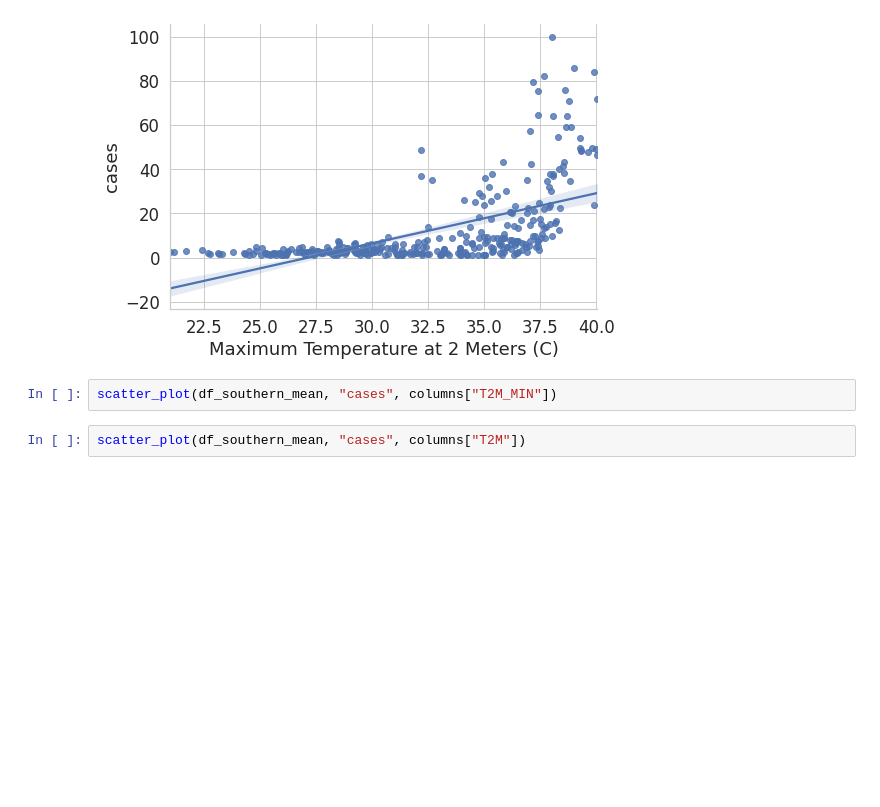
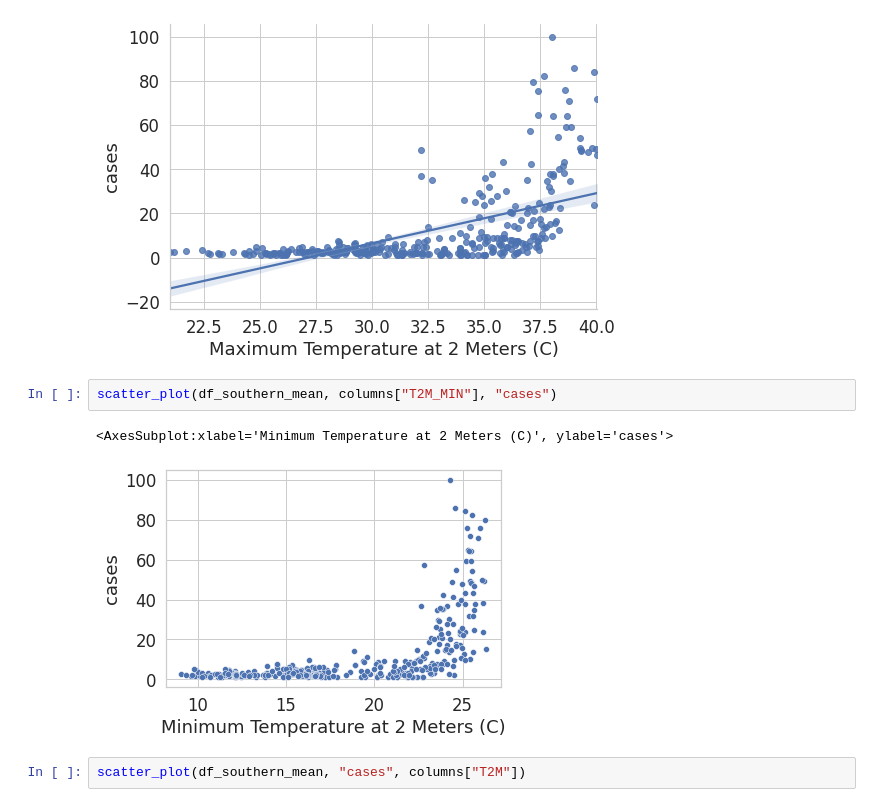
Before and after one commit to devqueue/covid-analysis, a Jupyter notebook: dottet line test.ipynb, the cells around one changed output. Saved outputs shown, nothing was run; the diff lists cells and outputs as text; blank space fills up the shorter version.

```diff
--- a/dottet line test.ipynb
+++ b/dottet line test.ipynb
@@ -120,7 +154,10 @@ sns.pairplot(df_southern_mean, y_vars="cases", x_vars = columns["T2M_MAX"], heig
 <seaborn.axisgrid.PairGrid at 0x...>
 [figure]
 # %%
-scatter_plot(df_southern_mean, "cases", columns["T2M_MIN"])
+scatter_plot(df_southern_mean, columns["T2M_MIN"], "cases")
+# %% [output]
+<AxesSubplot:xlabel='Minimum Temperature at 2 Meters (C)', ylabel='cases'>
+[figure, added]
 # %%
 scatter_plot(df_southern_mean, "cases", columns["T2M"])
 # %%
```
Also changed, not shown: parts of 6 cells of this notebook, 2 other files.
